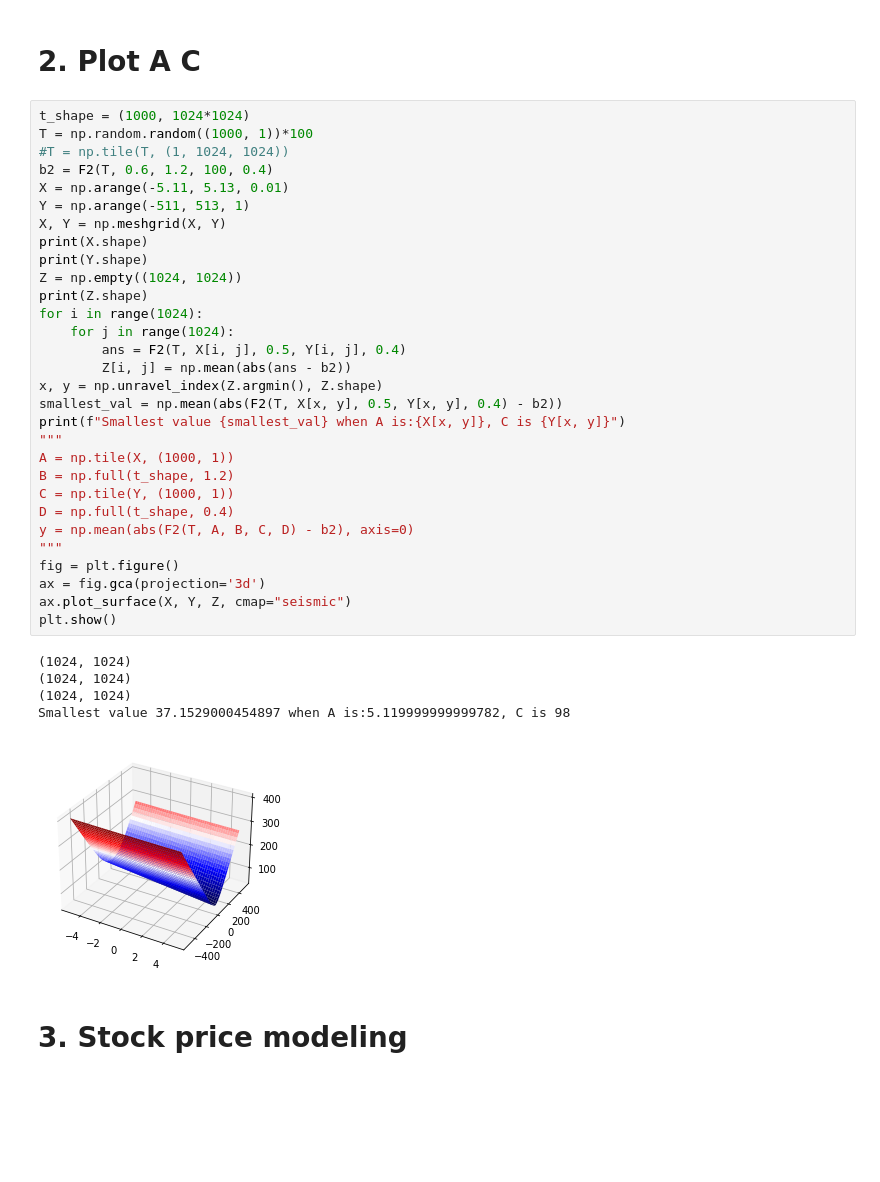
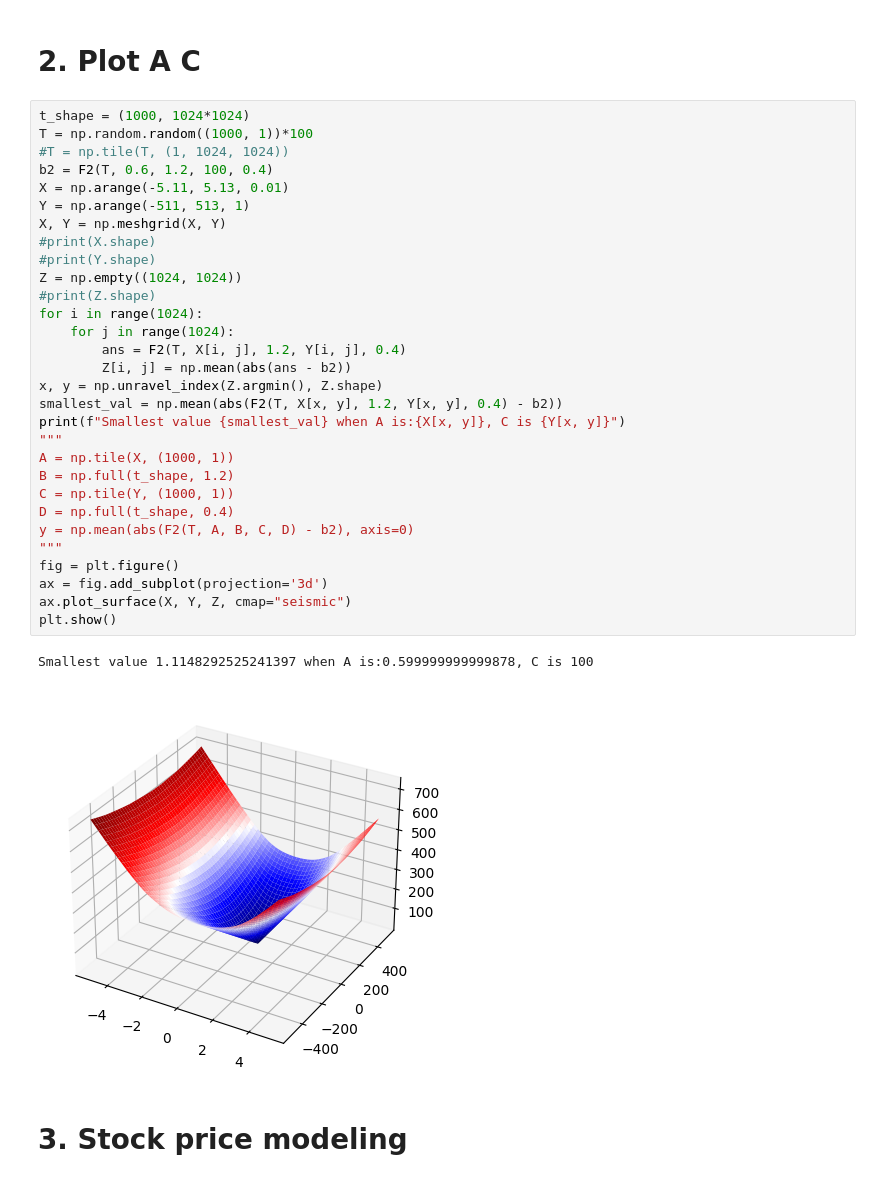
Before and after one commit to franktseng0718/NYCU-Artificial-Intelligence-Theory-and-Practice, a Jupyter notebook: HW4/src/HW4.ipynb, the cells around one changed output. Cells and saved outputs as stored; diff of their text form; blank space fills up the shorter version.

```diff
--- a/HW4/src/HW4.ipynb
+++ b/HW4/src/HW4.ipynb
@@ -27,39 +27,36 @@ Smallest value 1.1293081758287165 when D is:0.4
 # %%
 t_shape = (1000, 1024*1024)
 T = np.random.random((1000, 1))*100
 #T = np.tile(T, (1, 1024, 1024))
 b2 = F2(T, 0.6, 1.2, 100, 0.4)
 X = np.arange(-5.11, 5.13, 0.01)
 Y = np.arange(-511, 513, 1)
 X, Y = np.meshgrid(X, Y)
-print(X.shape)
-print(Y.shape)
+#print(X.shape)
+#print(Y.shape)
 Z = np.empty((1024, 1024))
-print(Z.shape)
+#print(Z.shape)
 for i in range(1024):
     for j in range(1024):
-        ans = F2(T, X[i, j], 0.5, Y[i, j], 0.4)
+        ans = F2(T, X[i, j], 1.2, Y[i, j], 0.4)
         Z[i, j] = np.mean(abs(ans - b2))
 x, y = np.unravel_index(Z.argmin(), Z.shape)
-smallest_val = np.mean(abs(F2(T, X[x, y], 0.5, Y[x, y], 0.4) - b2))
+smallest_val = np.mean(abs(F2(T, X[x, y], 1.2, Y[x, y], 0.4) - b2))
 print(f"Smallest value {smallest_val} when A is:{X[x, y]}, C is {Y[x, y]}")
 """
 A = np.tile(X, (1000, 1))
 B = np.full(t_shape, 1.2)
 C = np.tile(Y, (1000, 1))
 D = np.full(t_shape, 0.4)
 y = np.mean(abs(F2(T, A, B, C, D) - b2), axis=0)
 """
 fig = plt.figure()
-ax = fig.gca(projection='3d')
+ax = fig.add_subplot(projection='3d')
 ax.plot_surface(X, Y, Z, cmap="seismic")
 plt.show()
 # %% [output]
-(1024, 1024)
-(1024, 1024)
-(1024, 1024)
-Smallest value 37.1529000454897 when A is:5.119999999999782, C is 98
+Smallest value 1.1148292525241397 when A is:0.599999999999878, C is 100
-[figure, old version]
+[figure, new version]
 # %% [markdown]
 # 3. Stock price modeling
 # %%
```
Also changed, not shown: parts of 4 cells of this notebook, 1 other file.
